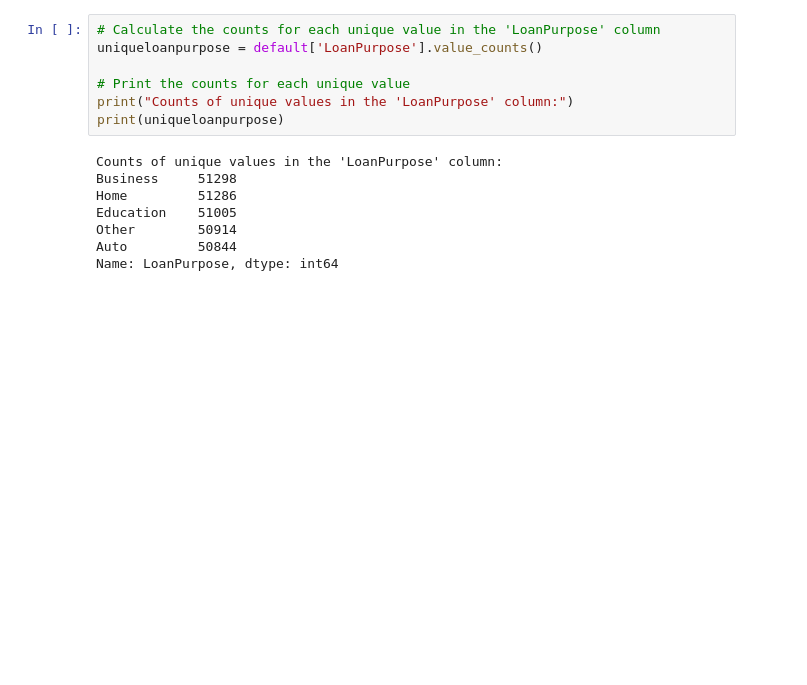
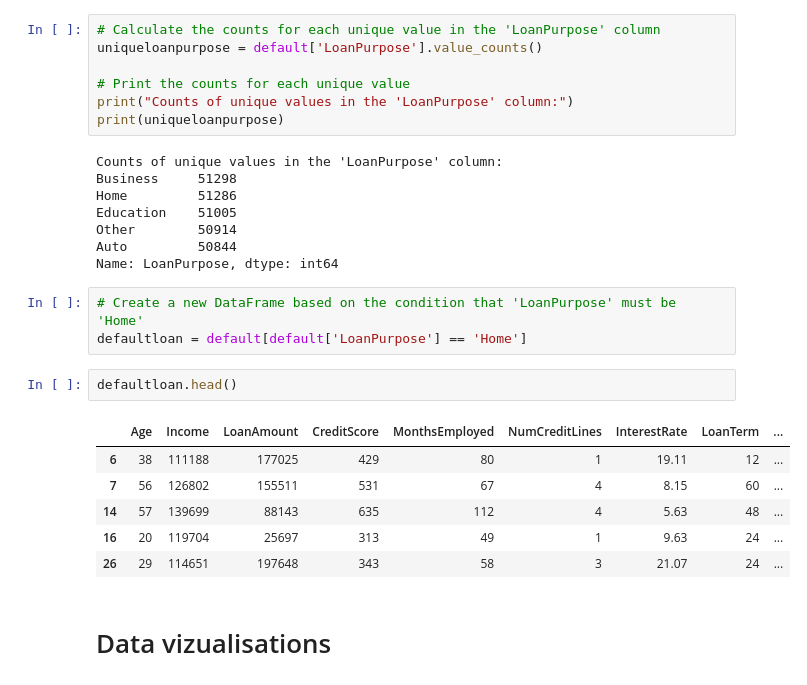
Before and after one commit to anag23039/cct, a Jupyter notebook: LoandefaultsCA2.ipynb, the cells around one changed output. Cells and saved outputs as stored; diff of their text form; blank space fills up the shorter version.

```diff
--- a/LoandefaultsCA2.ipynb
+++ b/LoandefaultsCA2.ipynb
@@ -82,3 +82,17 @@ Education    51005
 Other        50914
 Auto         50844
 Name: LoanPurpose, dtype: int64
+# %%
+# Create a new DataFrame based on the condition that 'LoanPurpose' must be 'Home'
+defaultloan = default[default['LoanPurpose'] == 'Home']
+# %%
+defaultloan.head()
+# %% [output]
+|  | Age | Income | LoanAmount | CreditScore | MonthsEmployed | NumCreditLines | InterestRate | LoanTerm | ... |
+| 6 | 38 | 111188 | 177025 | 429 | 80 | 1 | 19.11 | 12 | ... |
+| 7 | 56 | 126802 | 155511 | 531 | 67 | 4 | 8.15 | 60 | ... |
+| 14 | 57 | 139699 | 88143 | 635 | 112 | 4 | 5.63 | 48 | ... |
+| 16 | 20 | 119704 | 25697 | 313 | 49 | 1 | 9.63 | 24 | ... |
+| 26 | 29 | 114651 | 197648 | 343 | 58 | 3 | 21.07 | 24 | ... |
+# %% [markdown]
+# Data vizualisations
```
Also changed, not shown: 1 other file.
